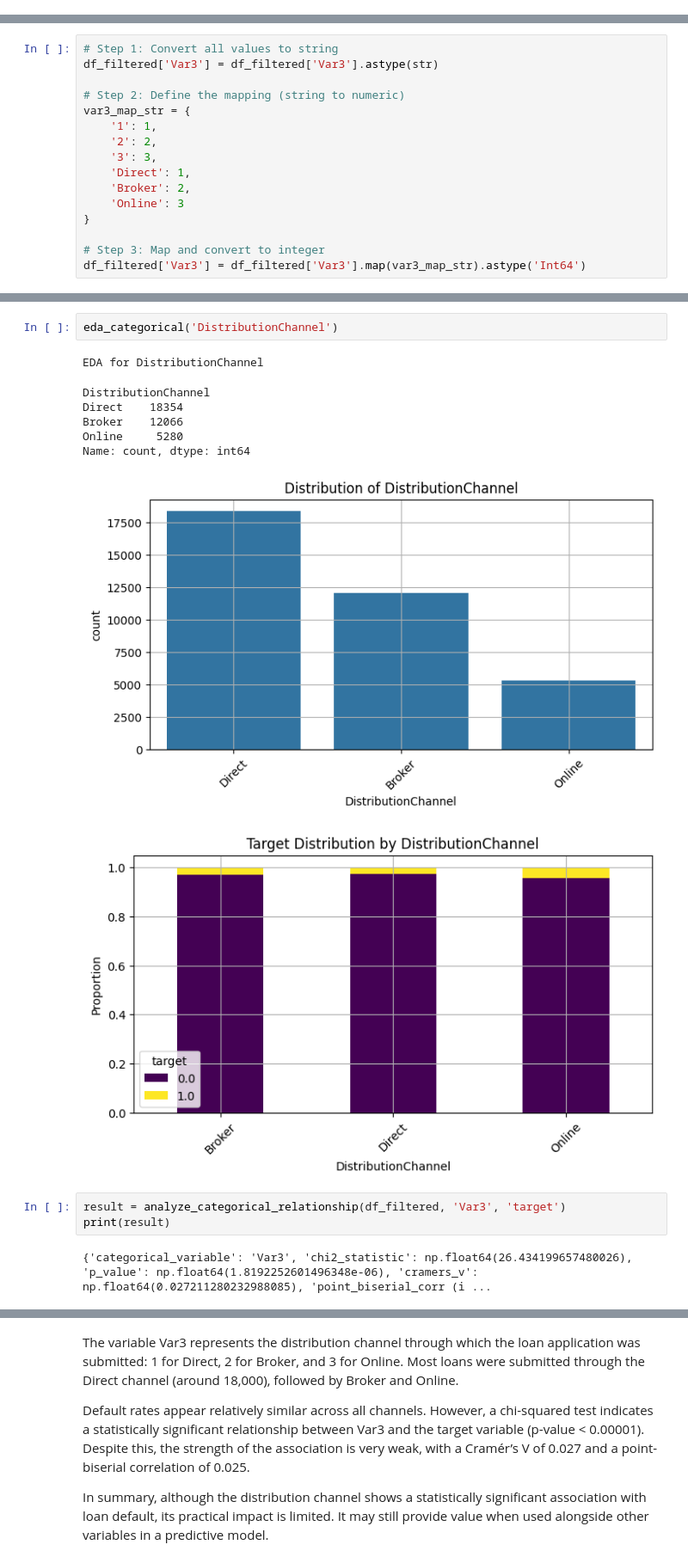
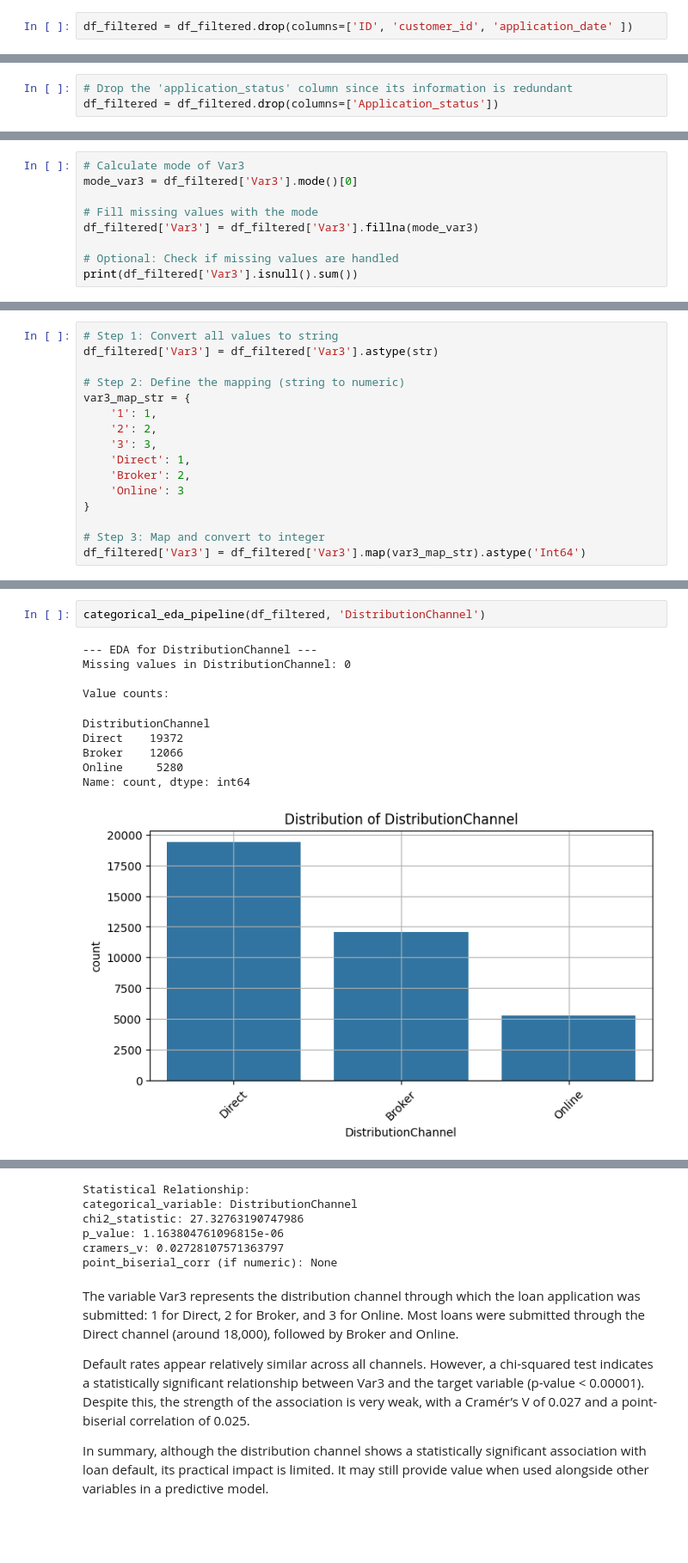
Before and after one commit to shokoufehnaseri/ING-credit_risk, a Jupyter notebook: EDA/EDA.ipynb, the cells around one changed output, grey strips where cells are left out. Shown at 86% size. Cells and saved outputs as stored; diff of their text form; blank space fills up the shorter version.

```diff
--- a/EDA/EDA.ipynb
+++ b/EDA/EDA.ipynb
@@ -391,4 +296,9 @@ def numeric_eda_pipeline(df, var, target='target'):
+# %%
+df_filtered = df_filtered.drop(columns=['ID', 'customer_id', 'application_date' ])
 # %% [markdown]
 # application_status
 - Application status (Approved/Rejected)
 Since we are focusing only on approved applications (where the target variable is available), we can safely remove the application_status column, as its information has already been accounted for during the data filtering process.
+# %%
+# Drop the 'application_status' column since its information is redundant
+df_filtered = df_filtered.drop(columns=['Application_status'])
@@ -522,3 +434,12 @@ missing_var2 = df_filtered['Var3'].isnull().sum()
 print(missing_var2)  #
 # %% [output]
 1018
+# %%
+# Calculate mode of Var3
+mode_var3 = df_filtered['Var3'].mode()[0]
+
+# Fill missing values with the mode
+df_filtered['Var3'] = df_filtered['Var3'].fillna(mode_var3)
+
+# Optional: Check if missing values are handled
+print(df_filtered['Var3'].isnull().sum())
@@ -581,16 +494,13 @@ df_filtered['DistributionChannel'] = df_filtered['Var3'].map(channel_map)
-# %%
-eda_categorical('DistributionChannel')
-# %% [output]
-EDA for DistributionChannel
-DistributionChannel
-Direct    18354
-Broker    12066
-Online     5280
-Name: count, dtype: int64
-[figure, removed]
-[figure, removed]
-# %%
-result = analyze_categorical_relationship(df_filtered, 'Var3', 'target')
-print(result)
-# %% [output]
-{'categorical_variable': 'Var3', 'chi2_statistic': np.float64(26.434199657480026), 'p_value': np.float64(1.8192252601496348e-06), 'cramers_v': np.float64(0.027211280232988085), 'point_biserial_corr (i ...
+# %%
+categorical_eda_pipeline(df_filtered, 'DistributionChannel')
+# %% [output]
+--- EDA for DistributionChannel ---
+Missing values in DistributionChannel: 0
+
+Value counts:
+DistributionChannel
+Direct    19372
+Broker    12066
+Online     5280
+Name: count, dtype: int64
+[figure, added]
@@ -597,3 +508,9 @@ print(result)
+Statistical Relationship:
+categorical_variable: DistributionChannel
+chi2_statistic: 27.32763190747986
+p_value: 1.163804761096815e-06
+cramers_v: 0.02728107571363797
+point_biserial_corr (if numeric): None
 # %% [markdown]
 
 
```
Also changed, not shown: parts of 55 cells of this notebook, 6 other files.
